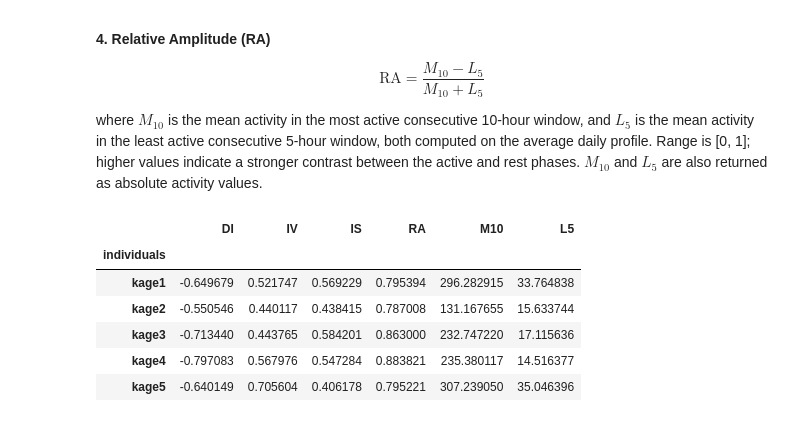
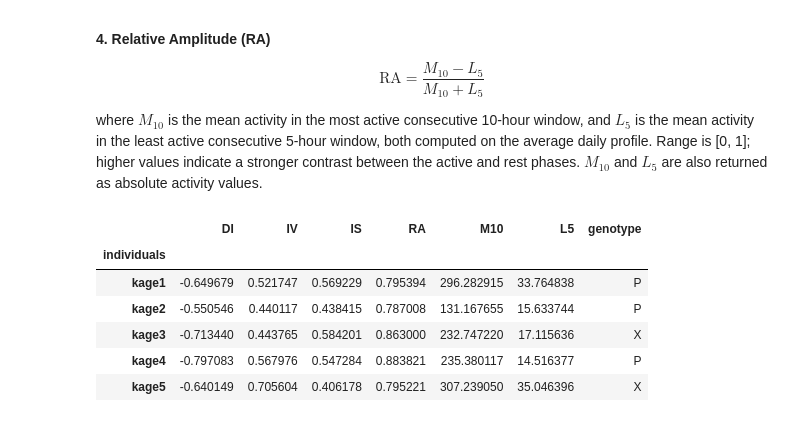
Before and after one commit to neuroinformatics-unit/smart-kages-movement, a Jupyter notebook: notebooks/07_circadian_metrics.ipynb, the cells around one changed output. Drawn from its saved outputs; the diff is of its cells as text; code cells hidden in the pictures.

```diff
--- a/notebooks/07_circadian_metrics.ipynb
+++ b/notebooks/07_circadian_metrics.ipynb
@@ -84,14 +89,14 @@ $$\text{RA} = \frac{M_{10} - L_5}{M_{10} + L_5}$$
 
 where $M_{10}$ is the mean activity in the most active consecutive 10-hour window, and $L_5$ is the mean activity in the least active consecutive 5-hour window, both computed on the average daily profile. Range is [0, 1]; higher values indicate a stronger contrast between the active and rest phases. $M_{10}$ and $L_5$ are also returned as absolute activity values.
 # %%
-metrics_df = compute_circadian_metrics(ds_activity, DARK_PERIOD)
+metrics_df = compute_circadian_metrics(ds_activity, DARK_PERIOD, group_by="genotype")
 metrics_df.head()
 # %% [output]
-|  | DI | IV | IS | RA | M10 | L5 |
-| individuals |  |  |  |  |  |  |
-| kage1 | -0.649679 | 0.521747 | 0.569229 | 0.795394 | 296.282915 | 33.764838 |
-| kage2 | -0.550546 | 0.440117 | 0.438415 | 0.787008 | 131.167655 | 15.633744 |
-| kage3 | -0.713440 | 0.443765 | 0.584201 | 0.863000 | 232.747220 | 17.115636 |
-| kage4 | -0.797083 | 0.567976 | 0.547284 | 0.883821 | 235.380117 | 14.516377 |
-| kage5 | -0.640149 | 0.705604 | 0.406178 | 0.795221 | 307.239050 | 35.046396 |
+|  | DI | IV | IS | RA | M10 | L5 | genotype |
+| individuals |  |  |  |  |  |  |  |
+| kage1 | -0.649679 | 0.521747 | 0.569229 | 0.795394 | 296.282915 | 33.764838 | P |
+| kage2 | -0.550546 | 0.440117 | 0.438415 | 0.787008 | 131.167655 | 15.633744 | P |
+| kage3 | -0.713440 | 0.443765 | 0.584201 | 0.863000 | 232.747220 | 17.115636 | X |
+| kage4 | -0.797083 | 0.567976 | 0.547284 | 0.883821 | 235.380117 | 14.516377 | P |
+| kage5 | -0.640149 | 0.705604 | 0.406178 | 0.795221 | 307.239050 | 35.046396 | X |
 # %%
```
Also changed, not shown: parts of 3 cells of this notebook, 2 other files.
